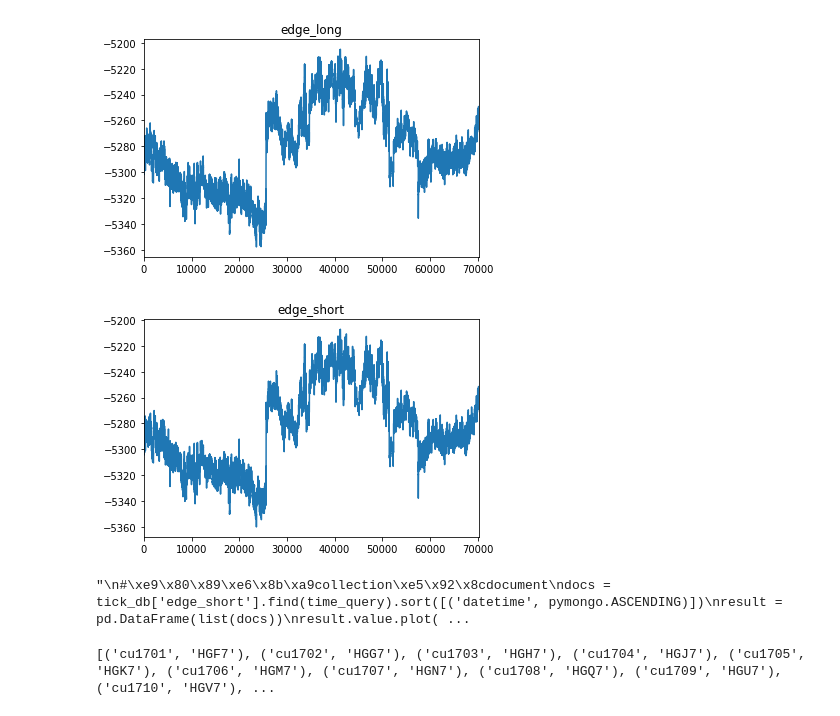
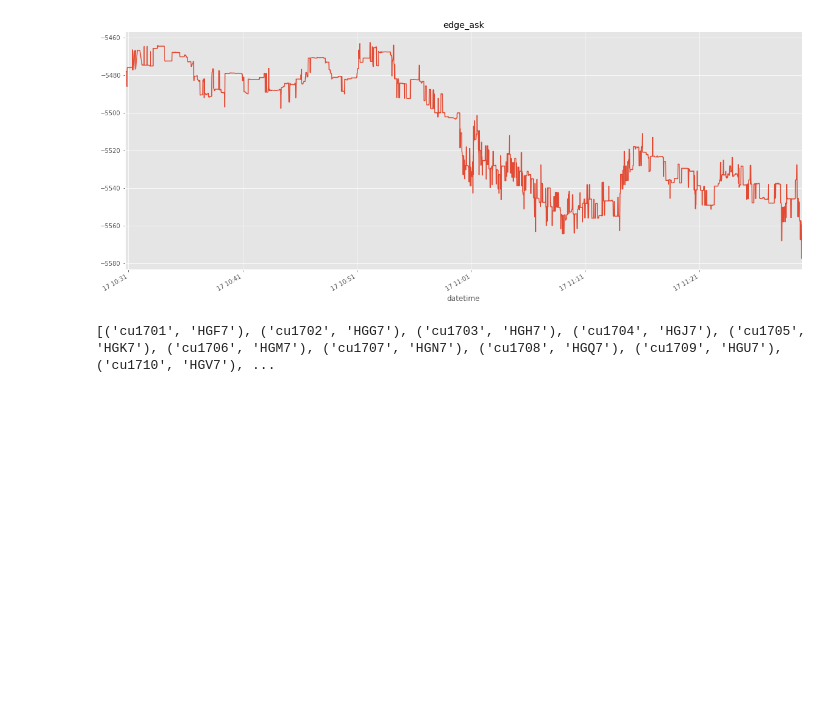
Before and after one commit to ArthurSS/jupyter_scripts, a Jupyter notebook: mongo/cross border arbi.ipynb, the cells around one changed output. Saved outputs shown, nothing was run; the diff lists cells and outputs as text; code cells hidden in the pictures; blank space fills up the shorter version.

```diff
--- a/mongo/cross border arbi.ipynb
+++ b/mongo/cross border arbi.ipynb
@@ -1,64 +1,70 @@
 # %%
 # encoding:utf-8
-# 画出某个database的某个collection的某个column
+'''select one database, one collection and some docs '''
 import datetime
 import pymongo
 
-import numpy as np
 import pandas as pd
 import matplotlib as mpl
 import matplotlib.pyplot as plt
 
-# 创建服务器
+
+mpl.style.use('ggplot')
+
+# select host
 default_client = pymongo.MongoClient('localhost', 27017)
-# 选择数据库
+# select database
 tick_db = default_client['cross_border']
-edge_long_list = []
-edge_short_list = []
 
-date_list = [datetime.date(2017, 7, 3) + x for x in [datetime.timedelta(days=y) for y in range(3)]]
+# list used to collect queried documents
+list_result_for_timer = []
+hedge_list = []
+
+# date ranges used to construct query condition
+date_list = [datetime.date(2017, 7, 17) + x for x in [
+    datetime.timedelta(days=y) for y in range(1)]
+]
+
+# ######## begin to query data ########
 for trading_d in date_list:
-    start_datetime1 = datetime.datetime(trading_d.year, trading_d.month, trading_d.day, 9, 0, 0)
-    end_datetime1 = datetime.datetime(trading_d.year, trading_d.month, trading_d.day, 10, 15, 0)
-    start_datetime2 = datetime.datetime(trading_d.year, trading_d.month, trading_d.day, 10, 30, 0)
-    end_datetime2 = datetime.datetime(trading_d.year, trading_d.month, trading_d.day, 11, 30, 0)
-    start_datetime3 = datetime.datetime(trading_d.year, trading_d.month, trading_d.day, 13, 30, 0)
-    end_datetime3 = datetime.datetime(trading_d.year, trading_d.month, trading_d.day, 15, 0, 0)
+    start_datetime1 = datetime.datetime(
+        trading_d.year, trading_d.month, trading_d.day, 9, 0, 0)
+    end_datetime1 = datetime.datetime(
+        trading_d.year, trading_d.month, trading_d.day, 10, 15, 0)
+    start_datetime2 = datetime.datetime(
+        trading_d.year, trading_d.month, trading_d.day, 10, 30, 0)
+    end_datetime2 = datetime.datetime(
+        trading_d.year, trading_d.month, trading_d.day, 11, 30, 0)
+    start_datetime3 = datetime.datetime(
+        trading_d.year, trading_d.month, trading_d.day, 13, 30, 0)
+    end_datetime3 = datetime.datetime(
+        trading_d.year, trading_d.month, trading_d.day, 15, 0, 0)
 
-    time_query = {
-        '$or':[{'datetime':{'$gte':start_datetime1, '$lte':end_datetime1}},
+    query_time = {
+        '$or':[
+        # {'datetime':{'$gte':start_datetime1, '$lte':end_datetime1}},
         {'datetime':{'$gte':start_datetime2, '$lte':end_datetime2}},
         {'datetime':{'$gte':start_datetime3, '$lte':end_datetime3}}
         ],
-        'value': {'$gte': -5500, '$lte': -5000}
+        'on_timer':{'$eq': True}
     }
 
+    # select collection and documents
+    docs_for_timer = tick_db['SHFECrossBorderCMECopperStrategy'].find(
+        query_time).sort([('datetime', pymongo.ASCENDING)])
+    list_result_for_timer += list(docs_for_timer)
 
-    #选择collection和document
-    docs_long = tick_db['edge_long'].find(time_query).sort([('datetime', pymongo.ASCENDING)])
-    edge_long_list += list(docs_long)
+# ######## query data ended ########
 
-    docs_short = tick_db['edge_short'].find(time_query).sort([('datetime', pymongo.ASCENDING)])
-    edge_short_list += list(docs_short)
+# construct the dataframe
+lead_df = pd.DataFrame(list_result_for_timer)
+lead_df.index = lead_df.datetime
 
-result_long = pd.DataFrame(edge_long_list)
-result_long.value.plot(title='edge_long')
+# plot
+lead_df.edge_ask.plot(title=u'edge_ask', figsize=[20, 8])
 plt.show()
-
-result_short = pd.DataFrame(edge_short_list)
-result_short.value.plot(title='edge_short')
-plt.show()
-'''
-#选择collection和document
-docs = tick_db['edge_short'].find(time_query).sort([('datetime', pymongo.ASCENDING)])
-result = pd.DataFrame(list(docs))
-result.value.plot(title='edge_short')
-plt.show()
-'''
 # %% [output]
-[figure, old version]
+[figure, new version]
-[figure, removed]
-"\n#\xe9\x80\x89\xe6\x8b\xa9collection\xe5\x92\x8cdocument\ndocs = tick_db['edge_short'].find(time_query).sort([('datetime', pymongo.ASCENDING)])\nresult = pd.DataFrame(list(docs))\nresult.value.plot( ...
 # %%
 dome_sign = 'cu'
 dome_expire_year = ['17', '18']
```
Also changed, not shown: parts of 4 cells of this notebook, 2 other files.
